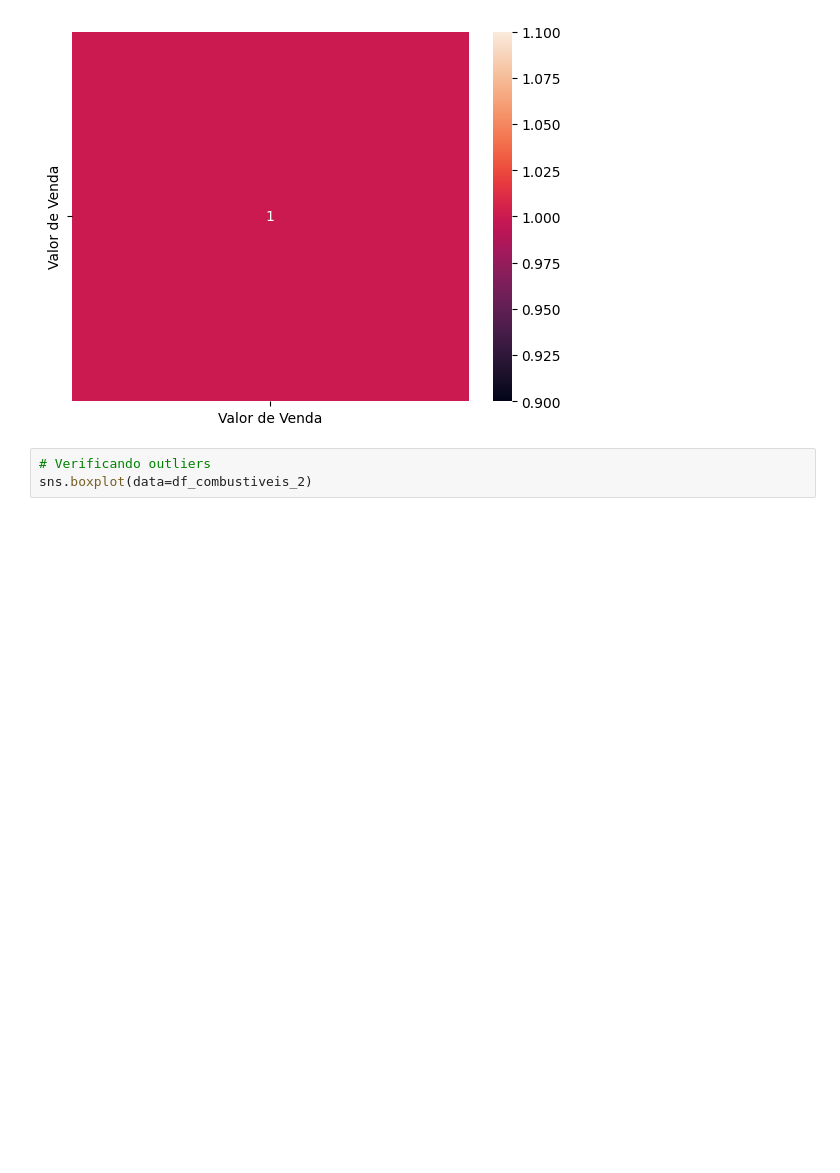
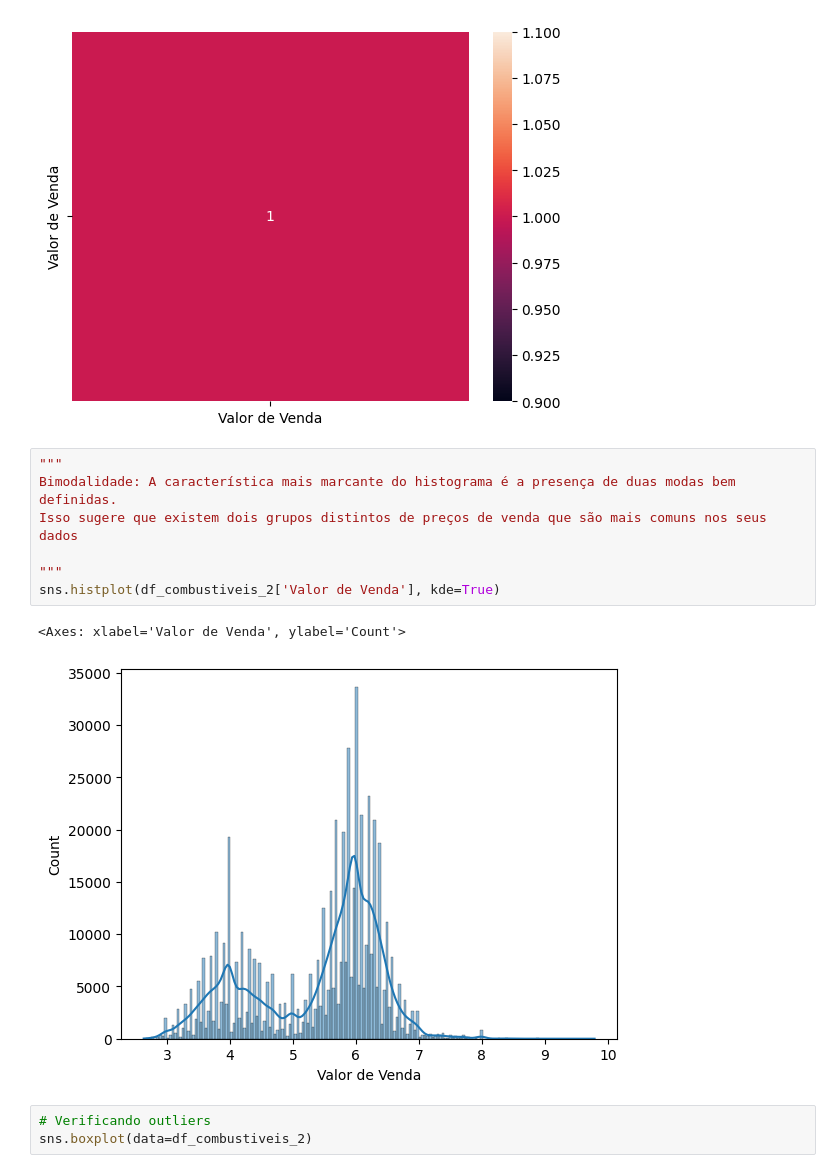
Before and after one commit to SandraRojasZ/DataScience, a Jupyter notebook: ProjetoAED.ipynb, the cells around one changed output. Cells and saved outputs as stored; diff of their text form; blank space fills up the shorter version.

Commit message:
Adição de mais gráficos para análise dos dados

```diff
--- a/ProjetoAED.ipynb
+++ b/ProjetoAED.ipynb
@@ -305,6 +307,16 @@ sns.heatmap(df_combustiveis_2.corr(method='pearson', numeric_only=True), annot=T
 # %% [output]
 <Axes: >
 [figure]
+# %%
+"""
+Bimodalidade: A característica mais marcante do histograma é a presença de duas modas bem definidas.
+Isso sugere que existem dois grupos distintos de preços de venda que são mais comuns nos seus dados
+
+"""
+sns.histplot(df_combustiveis_2['Valor de Venda'], kde=True)
+# %% [output]
+<Axes: xlabel='Valor de Venda', ylabel='Count'>
+[figure, added]
 # %%
 # Verificando outliers
 sns.boxplot(data=df_combustiveis_2)
```
Also changed, not shown: parts of 16 cells of this notebook.
